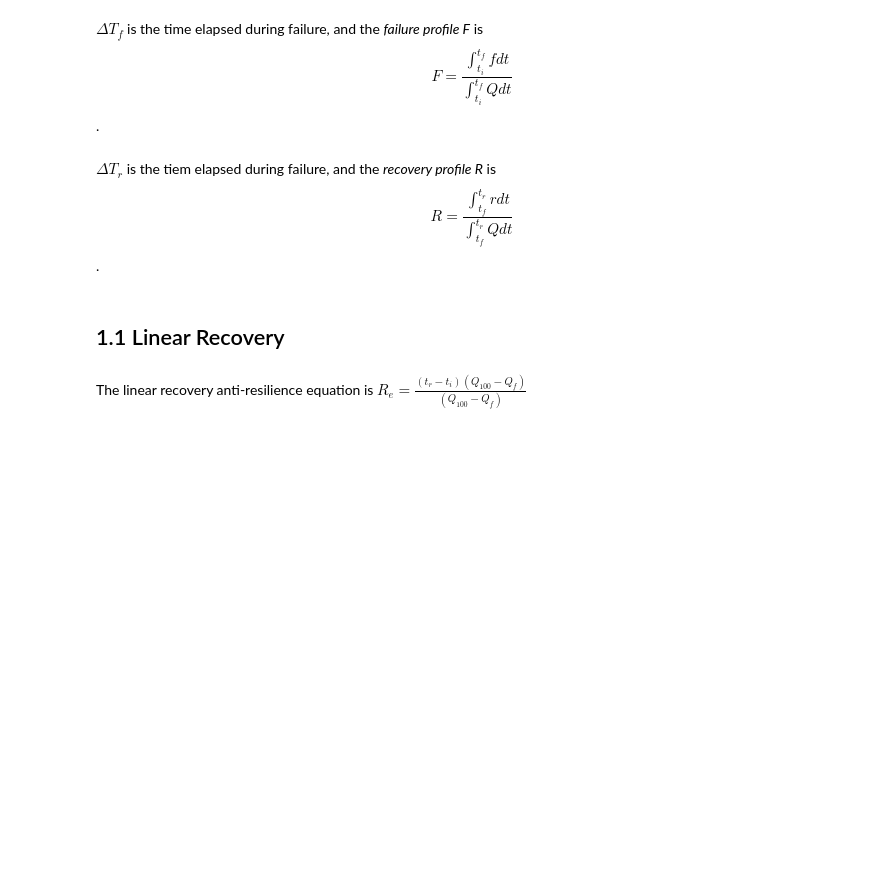
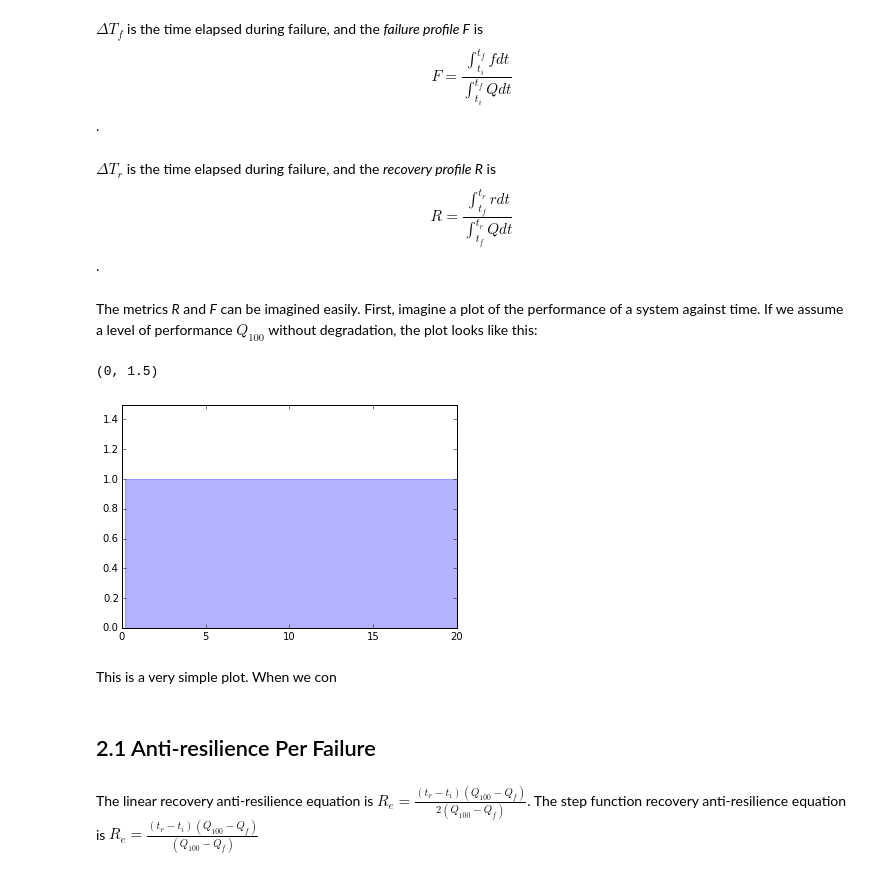
Before and after one commit to royemanuel/Resilience-Notebook, a Jupyter notebook: Resilience-Python.ipynb, the cells around one changed output. Drawn from its saved outputs; the diff is of its cells as text; code cells hidden in the pictures; blank space fills up the shorter version.

```diff
--- a/Resilience-Python.ipynb
+++ b/Resilience-Python.ipynb
@@ -11,8 +956,21 @@ $T_i$ is the time of the incident.
 # %% [markdown]
 $\Delta T_f$ is the time elapsed during failure, and the *failure profile F* is $$F = \frac{\int^{t_f}_{t_i}fdt}{\int^{t_f}_{t_i}Qdt}$$.
 # %% [markdown]
-$\Delta T_r$ is the tiem elapsed during failure, and the *recovery profile R* is $$R = \frac{\int^{t_r}_{t_f}rdt}{\int^{t_r}_{t_f}Qdt}$$.
+$\Delta T_r$ is the time elapsed during failure, and the *recovery profile R* is $$R = \frac{\int^{t_r}_{t_f}rdt}{\int^{t_r}_{t_f}Qdt}$$.
-# %% [markdown]
-## 1.1 Linear Recovery
+# %% [markdown]
+The metrics *R* and *F* can be imagined easily. First, imagine a plot of the performance of a system against time. If we assume a level of performance $Q_{100}$ without degradation, the plot looks like this:
+# %%
+x = np.linspace(0, 20, 100)
+q100 = x/x
+
+plt.fill_between(x, q100, color='b', alpha=0.3)
+plt.ylim(0,1.5)
+# %% [output]
+(0, 1.5)
+[figure, added]
+# %% [markdown]
+This is a very simple plot. When we con
+# %% [markdown]
+## 2.1 Anti-resilience Per Failure
 # %% [markdown]
-The linear recovery anti-resilience equation is $R_e = \frac{(t_r-t_i)(Q_{100}-Q_f)}{(Q_{100}-Q_f)}$
+The linear recovery anti-resilience equation is $R_e = \frac{(t_r-t_i)(Q_{100}-Q_f)}{2(Q_{100}-Q_f)}$. The step function recovery anti-resilience equation is $R_e = \frac{(t_r-t_i)(Q_{100}-Q_f)}{(Q_{100}-Q_f)}$
```
Also changed, not shown: parts of 13 cells of this notebook, 5 other files.
